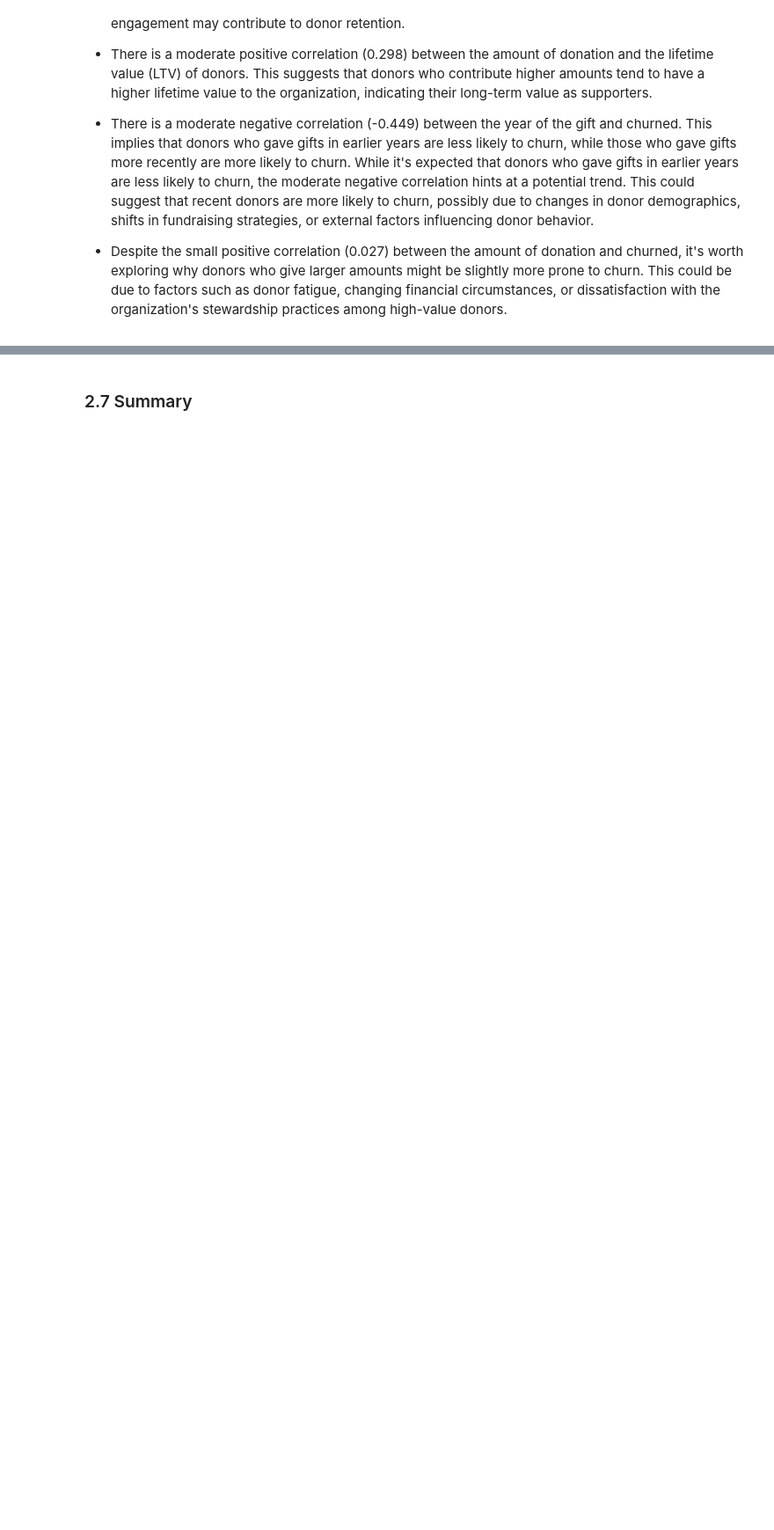
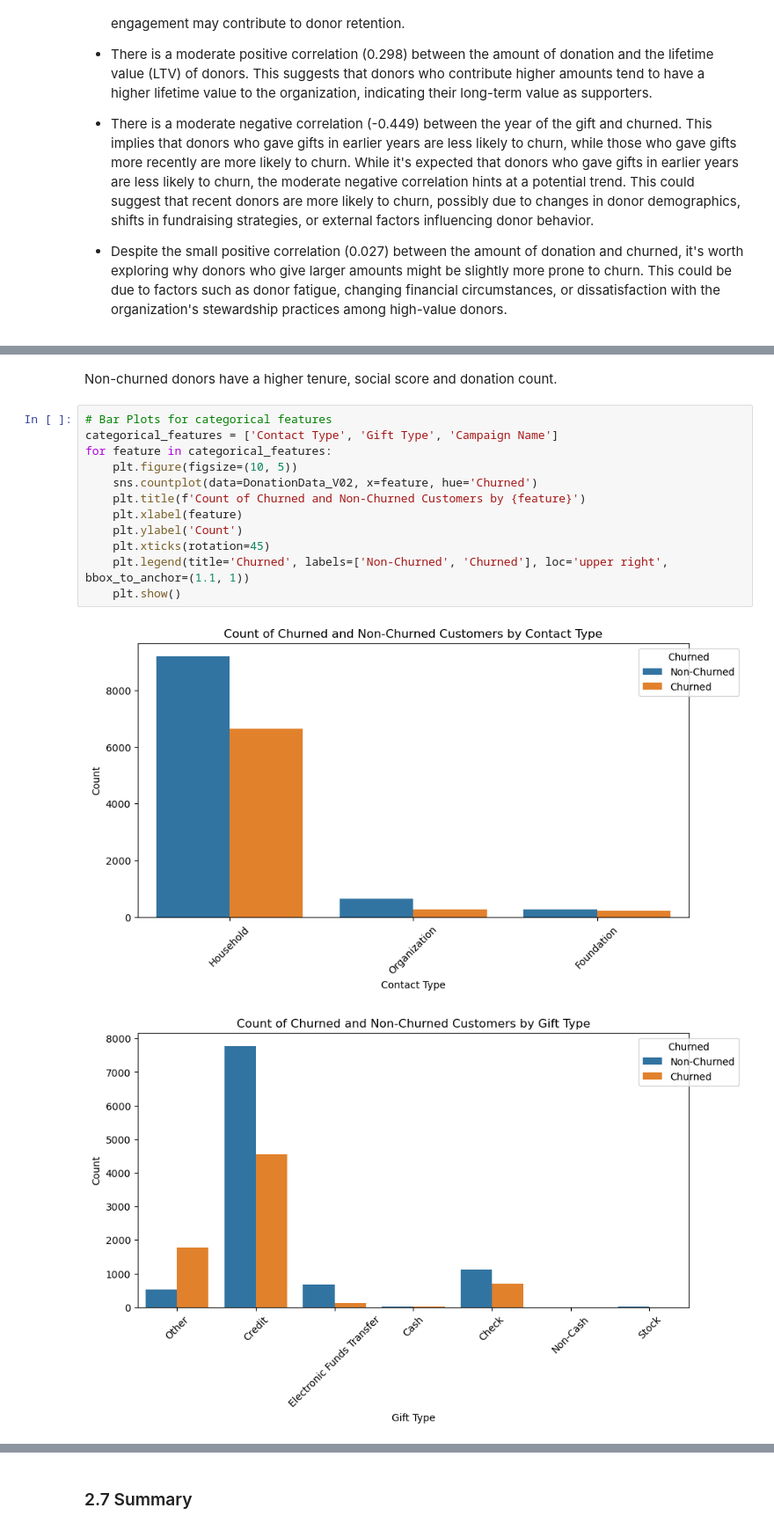
Before and after one commit to OCD0505/Springboard-Capstone-Three, a Jupyter notebook: notebooks/2.0-faa-exploratory-data-analysis-cap3.ipynb, the cells around one changed output, grey strips where cells are left out. Shown at 88% size. Drawn from its saved outputs; the diff is of its cells as text; blank space fills up the shorter version.

```diff
--- a/notebooks/2.0-faa-exploratory-data-analysis-cap3.ipynb
+++ b/notebooks/2.0-faa-exploratory-data-analysis-cap3.ipynb
@@ -910,0 +945,17 @@ plt.show()
+# %% [markdown]
+Non-churned donors have a higher tenure, social score and donation count.
+# %%
+# Bar Plots for categorical features
+categorical_features = ['Contact Type', 'Gift Type', 'Campaign Name']
+for feature in categorical_features:
+    plt.figure(figsize=(10, 5))
+    sns.countplot(data=DonationData_V02, x=feature, hue='Churned')
+    plt.title(f'Count of Churned and Non-Churned Customers by {feature}')
+    plt.xlabel(feature)
+    plt.ylabel('Count')
+    plt.xticks(rotation=45)
+    plt.legend(title='Churned', labels=['Non-Churned', 'Churned'], loc='upper right', bbox_to_anchor=(1.1, 1))
+    plt.show()
+# %% [output]
+[figure, added]
+[figure, added]
```
Also changed, not shown: parts of 15 cells of this notebook.
